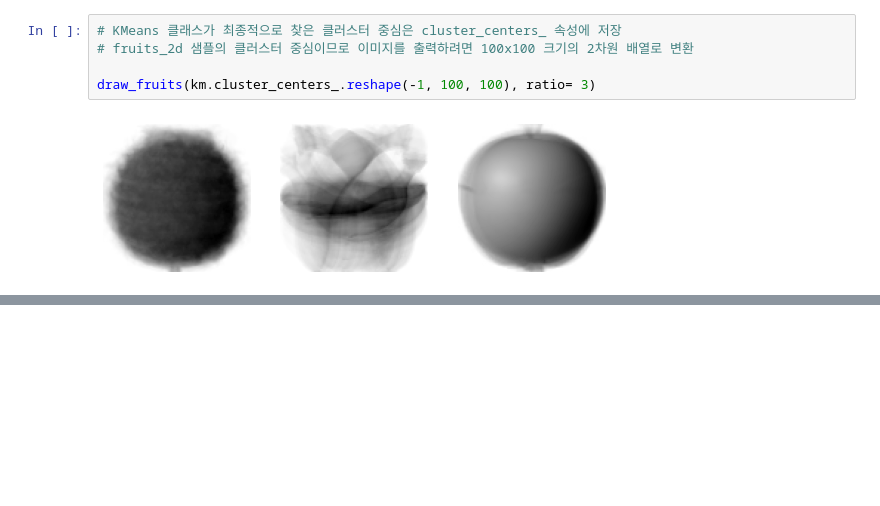
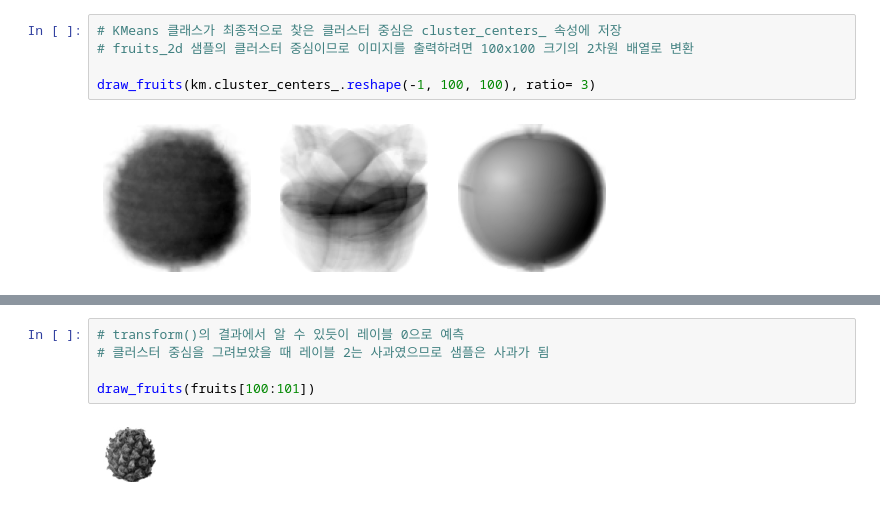
Before and after one commit to WooHyuck-Jeong/practice_ML, a Jupyter notebook: Ch6-2.ipynb, the cells around one changed output, grey strips where cells are left out. Cells and saved outputs as stored; diff of their text form; blank space fills up the shorter version.

```diff
--- a/Ch6-2.ipynb
+++ b/Ch6-2.ipynb
@@ -98,0 +117,7 @@ draw_fruits(km.cluster_centers_.reshape(-1, 100, 100), ratio= 3)
+# %%
+# transform()의 결과에서 알 수 있듯이 레이블 0으로 예측
+# 클러스터 중심을 그려보았을 때 레이블 2는 사과였으므로 샘플은 사과가 됨
+
+draw_fruits(fruits[100:101])
+# %% [output]
+[figure, added]
```
Also changed, not shown: parts of 8 cells of this notebook, 1 other file.
